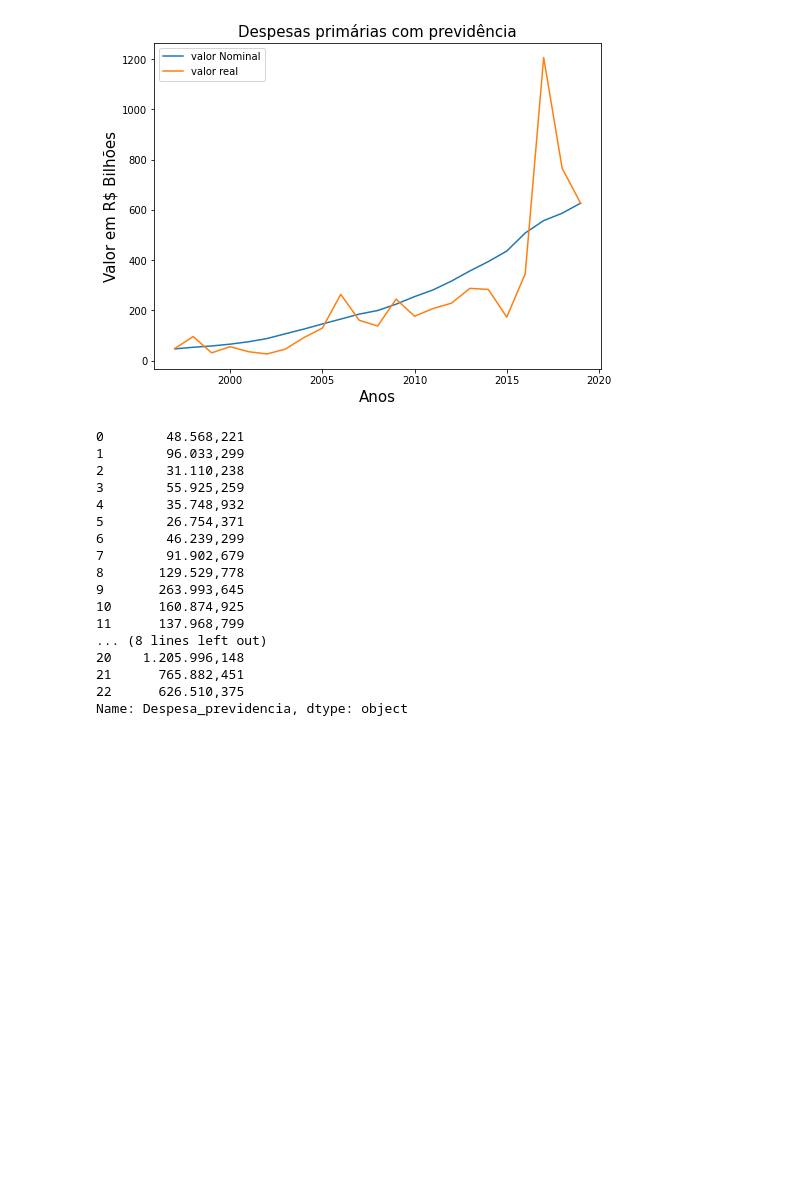
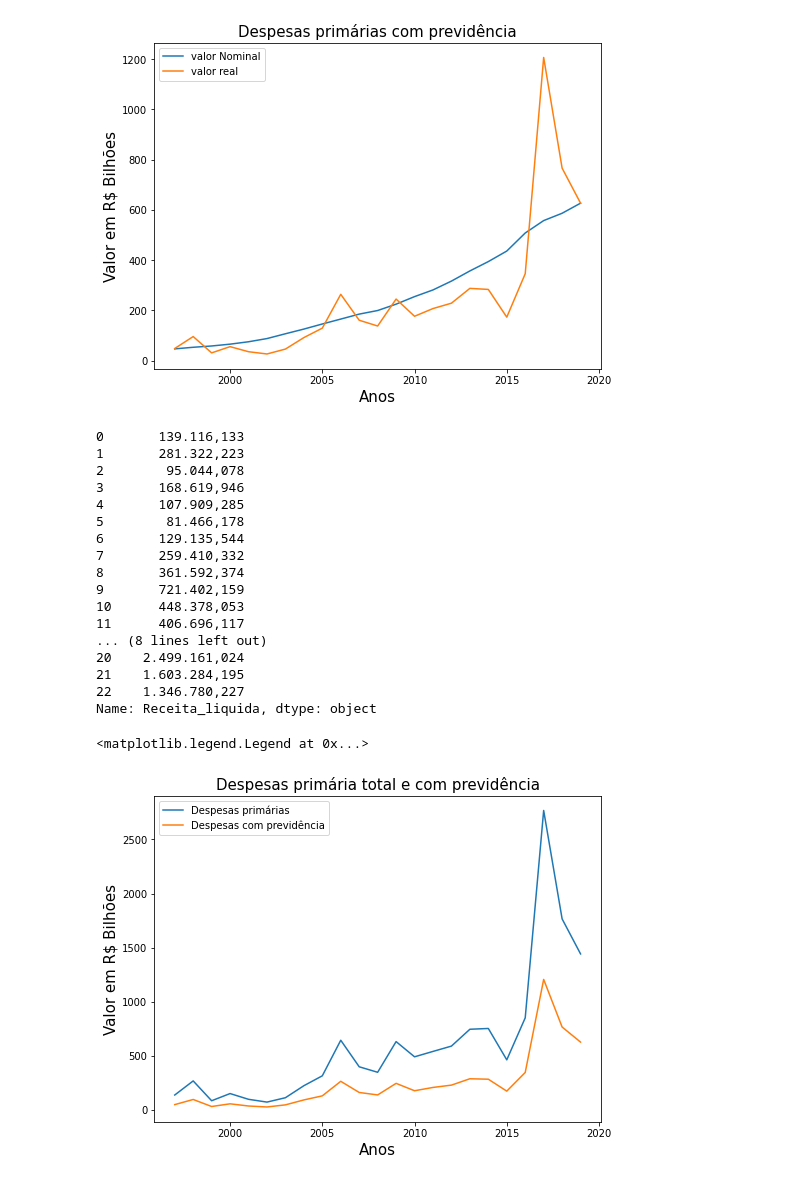
Before and after one commit to jp-data/template_portfolio, a Jupyter notebook: Previdência_social_brasileira.ipynb, the cells around one changed output. Drawn from its saved outputs; the diff is of its cells as text; code cells hidden in the pictures; blank space fills up the shorter version.

```diff
--- a/Previdência_social_brasileira.ipynb
+++ b/Previdência_social_brasileira.ipynb
@@ -345,22 +349,40 @@ plt.legend()
 <matplotlib.legend.Legend at 0x...>
 [figure]
 # %%
-print(df_valores_reais['Despesa_previdencia'].apply(format_number,locale='pt_BR'))
+print(df_valores_reais['Receita_liquida'].apply(format_number,locale='pt_BR'))
 # %% [output]
-0        48.568,221
-1        96.033,299
-2        31.110,238
-3        55.925,259
-4        35.748,932
-5        26.754,371
-6        46.239,299
-7        91.902,679
-8       129.529,778
-9       263.993,645
-10      160.874,925
-11      137.968,799
+0       139.116,133
+1       281.322,223
+2        95.044,078
+3       168.619,946
+4       107.909,285
+5        81.466,178
+6       129.135,544
+7       259.410,332
+8       361.592,374
+9       721.402,159
+10      448.378,053
+11      406.696,117
 ... (8 lines left out)
-20    1.205.996,148
-21      765.882,451
-22      626.510,375
-Name: Despesa_previdencia, dtype: object
+20    2.499.161,024
+21    1.603.284,195
+22    1.346.780,227
+Name: Receita_liquida, dtype: object
+# %%
+x=df.Ano
+
+y1=df_valores_reais.Despesa_primaria.apply(divisor)
+y2=df_valores_reais.Despesa_previdencia.apply(divisor)
+
+
+figura=plt.figure(figsize=(8,6))
+figura=plt.plot(x,y1,label='Despesas primárias')
+figura=plt.plot(x,y2,label='Despesas com previdência')
+plt.xlabel('Anos',fontsize=15)
+plt.ylabel('Valor em R$ Bilhões',fontsize=15)
+plt.title('Despesas primária total e com previdência', fontsize=15)
+
+plt.legend()
+# %% [output]
+<matplotlib.legend.Legend at 0x...>
+[figure, added]
```
Also changed, not shown: parts of 3 cells of this notebook.
